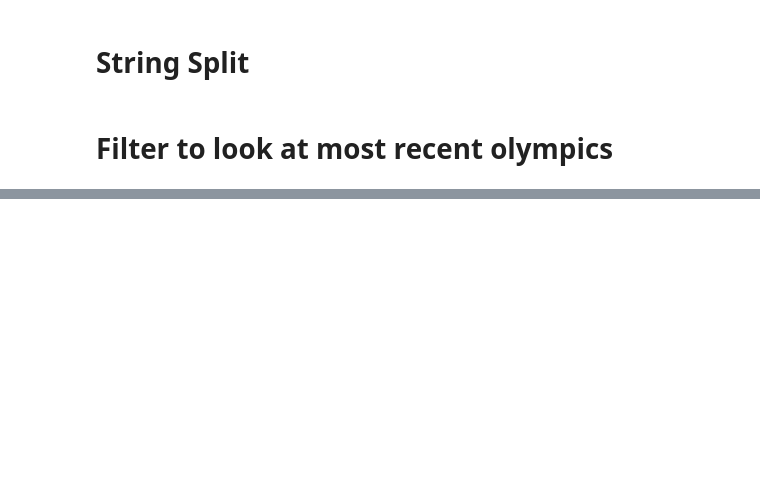
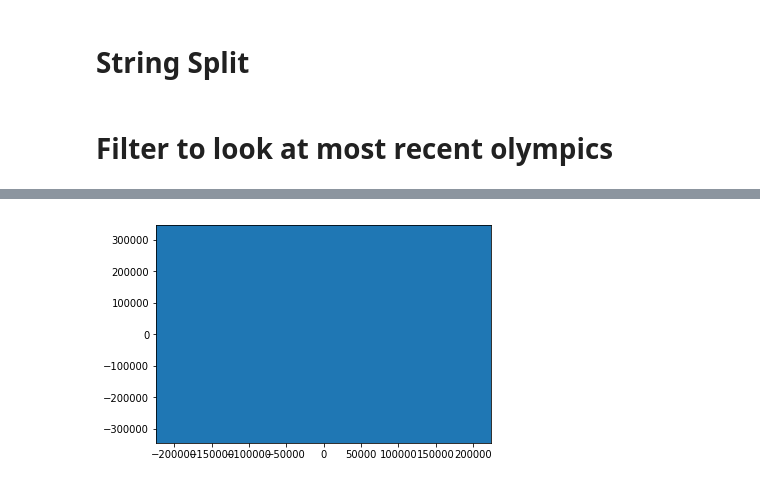
Before and after one commit to patricia426/Data-Cleaning-Tutorial, a Jupyter notebook: SidebySide.ipynb, the cells around one changed output, grey strips where cells are left out. Cells and saved outputs as stored; diff of their text form; code cells hidden in the pictures; blank space fills up the shorter version.

```diff
--- a/SidebySide.ipynb
+++ b/SidebySide.ipynb
@@ -78,0 +123,8 @@ mm['Medal'] = np.where(mm.loc[:,'Medal'] == np.nan , 0,1)
+# %%
+# replace null values with a 0 for 0 medals
+recent["Medal"].fillna(0,inplace=True)
+# put in a number for all of the medals earned (1=gold, 2=silver, 3=bronze)
+recent["Medal"] = recent["Medal"].replace(to_replace ="Gold", value =1)
+recent["Medal"] = recent["Medal"].replace(to_replace ="Silver", value =2)
+recent["Medal"] = recent["Medal"].replace(to_replace ="Bronze", value =3)
+recent.head()
@@ -83,0 +173,8 @@ Name: Medal, dtype: int64
+# %%
+medal_count = recent.groupby(['Country Code'])["Medal"].sum()
+avg_age = recent.groupby(['Country Code'])["Age"].mean()
+gdp = recent.groupby(['Country Code'])["GDP"].mean()
+# %%
+country = pd.concat([medal_count, avg_age, gdp], axis=1)
+country = country.reset_index()
+country.head()
@@ -83,0 +188,6 @@ Name: Medal, dtype: int64
+# %%
+plt.scatter(country['Age'], country['Medal'], s=country['GDP']*1000, alpha=0.5)
+plt.show()
+# dang it
+# %% [output]
+[figure, added]
```
Also changed, not shown: parts of 30 cells of this notebook, 3 other files.
